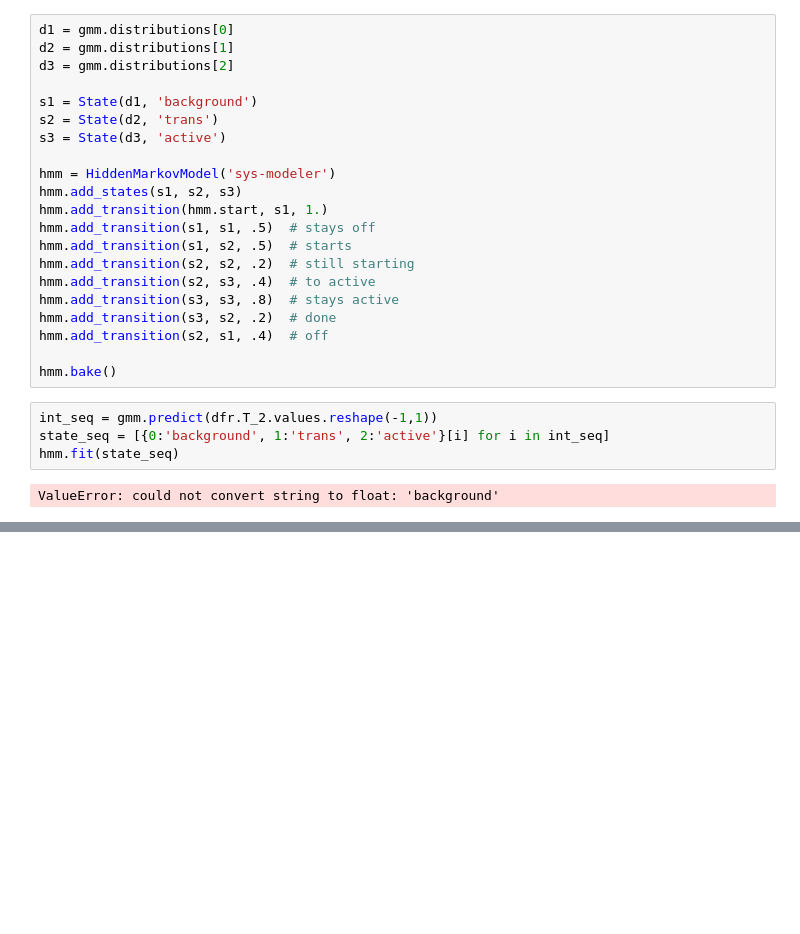
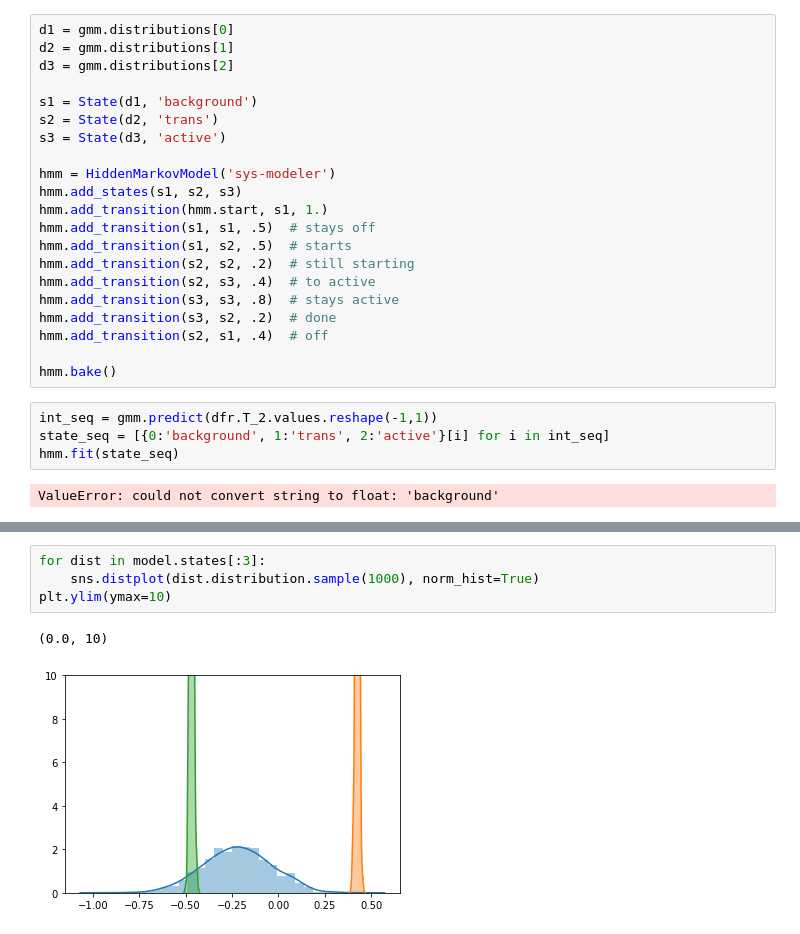
Before and after one commit to rtbs-dev/phm-feature-maker, a Jupyter notebook: pomegranate_hmm.ipynb, the cells around one changed output, grey strips where cells are left out. Cells and saved outputs as stored; diff of their text form; blank space fills up the shorter version.

```diff
--- a/pomegranate_hmm.ipynb
+++ b/pomegranate_hmm.ipynb
@@ -257,0 +268,7 @@ plt.legend(['HMM', 'T_2'])
+# %%
+for dist in model.states[:3]:
+    sns.distplot(dist.distribution.sample(1000), norm_hist=True)
+plt.ylim(ymax=10)
+# %% [output]
+(0.0, 10)
+[figure, added]
```
Also changed, not shown: parts of 7 cells of this notebook.
